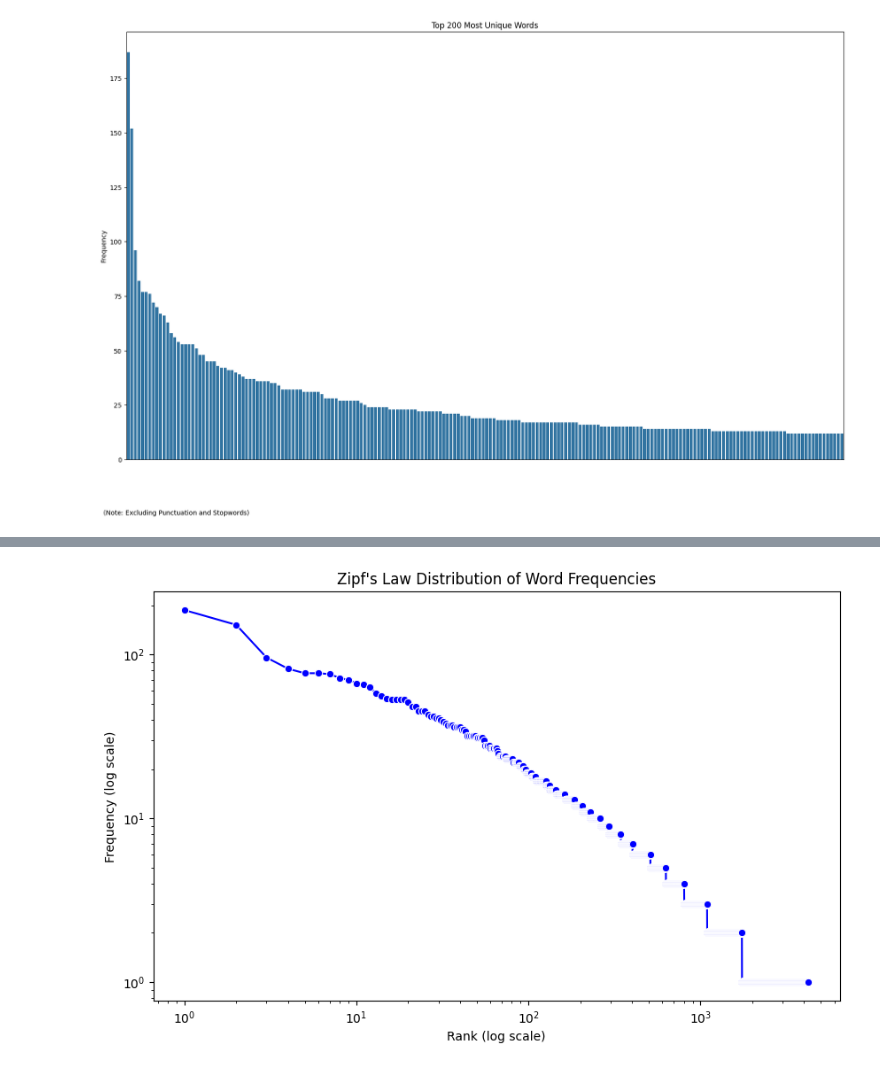
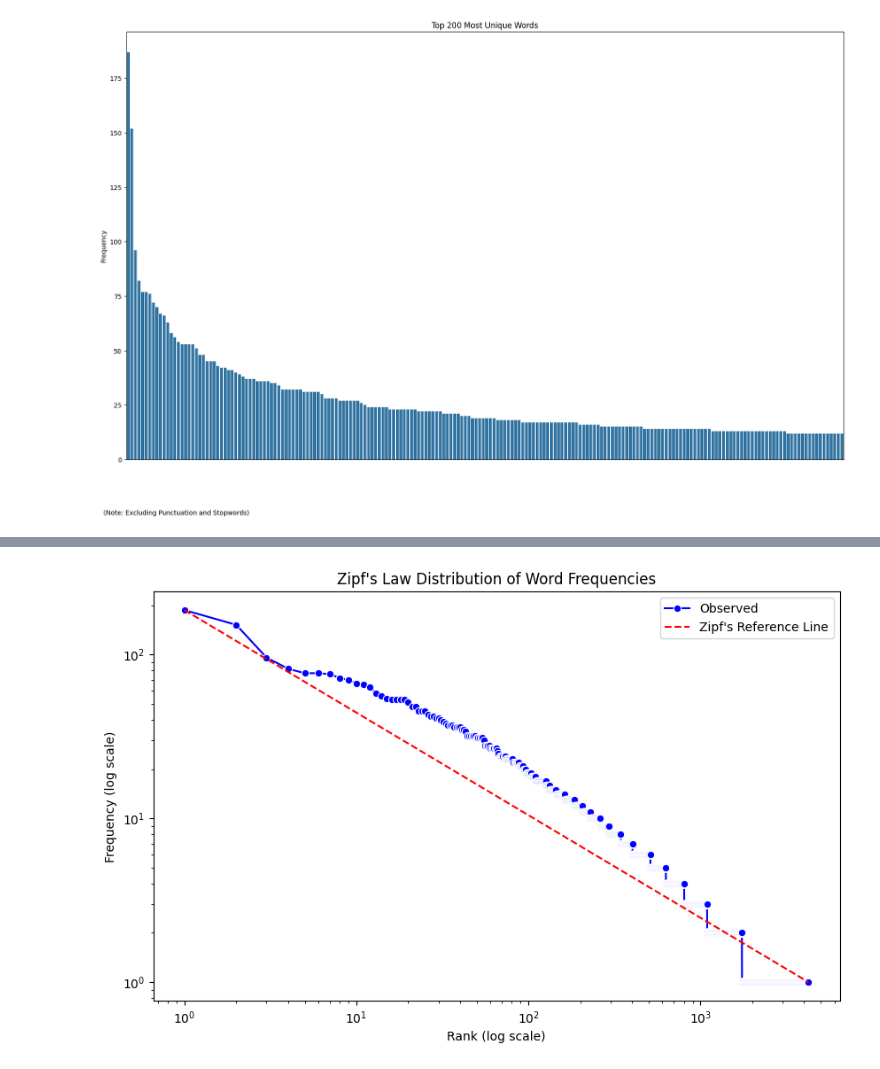
Before and after one commit to hellojohncruz/DATA-620, a Jupyter notebook: High Frequency Words/high_freq_words.ipynb, the cells around one changed output, grey strips where cells are left out. Cells and saved outputs as stored; diff of their text form; code cells hidden in the pictures.

```diff
--- a/High Frequency Words/high_freq_words.ipynb
+++ b/High Frequency Words/high_freq_words.ipynb
@@ -16,2 +22,3 @@ from nltk.corpus import stopwords
 # %%
-df = pd.read_csv("mcu.csv").drop(df.columns[0], axis=1)
+df = pd.read_csv("mcu.csv")
+df = df.drop(df.columns[0], axis=1)
@@ -198,17 +218,23 @@ plt.show()
 # %%
-# Rank words by frequency
 freq_df['Rank'] = freq_df['Frequency'].rank(method='first', ascending=False)
 
-# Plot Zipf's law curve
+x_min, x_max = freq_df['Rank'].min(), freq_df['Rank'].max()
+y_max, y_min = freq_df['Frequency'].max(), 1
+
 plt.figure(figsize=(10, 6))
-sns.lineplot(x='Rank', y='Frequency', data=freq_df, marker='o', color='b')
-plt.xscale('log')  # Log scale for x-axis
-plt.yscale('log')  # Log scale for y-axis
+sns.lineplot(x='Rank', y='Frequency', data=freq_df, marker='o', color='b', label="Observed")
+
+plt.plot([x_min, x_max], [y_max, y_min], linestyle="--", color="r", label="Zipf's Reference Line")
+
+plt.xscale('log')
+plt.yscale('log')
+
 plt.title("Zipf's Law Distribution of Word Frequencies")
 plt.xlabel("Rank (log scale)")
 plt.ylabel("Frequency (log scale)")
+plt.legend()
 plt.show()
 # %% [output]
-[figure, old version]
+[figure, new version]
 # %% [markdown]
 ### 7. In what ways do you think the frequency of the words in this corpus differ from “all words in all corpora.”
```
Also changed, not shown: parts of 17 cells of this notebook.
